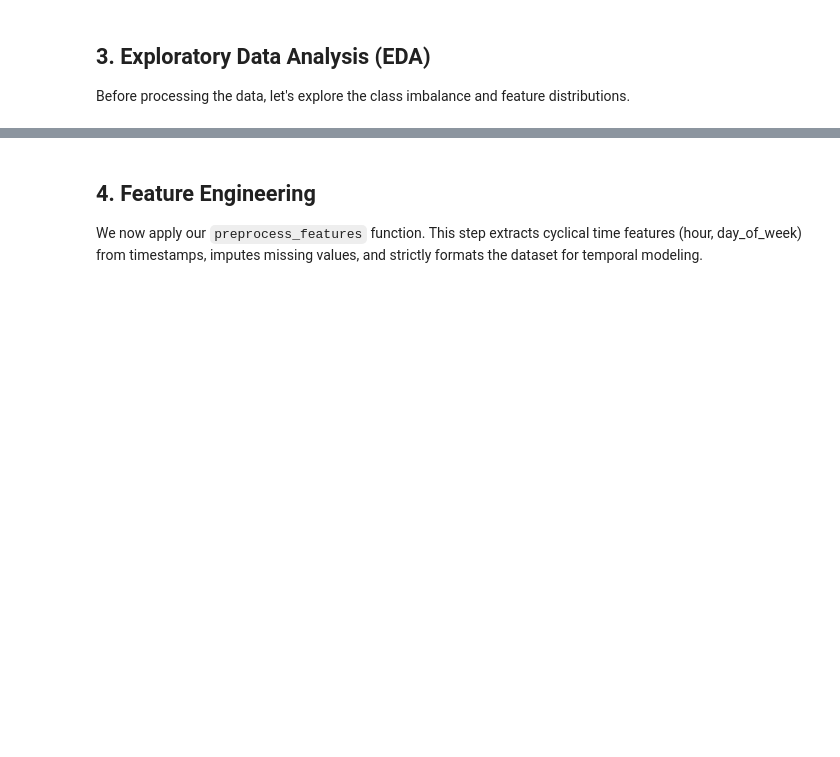
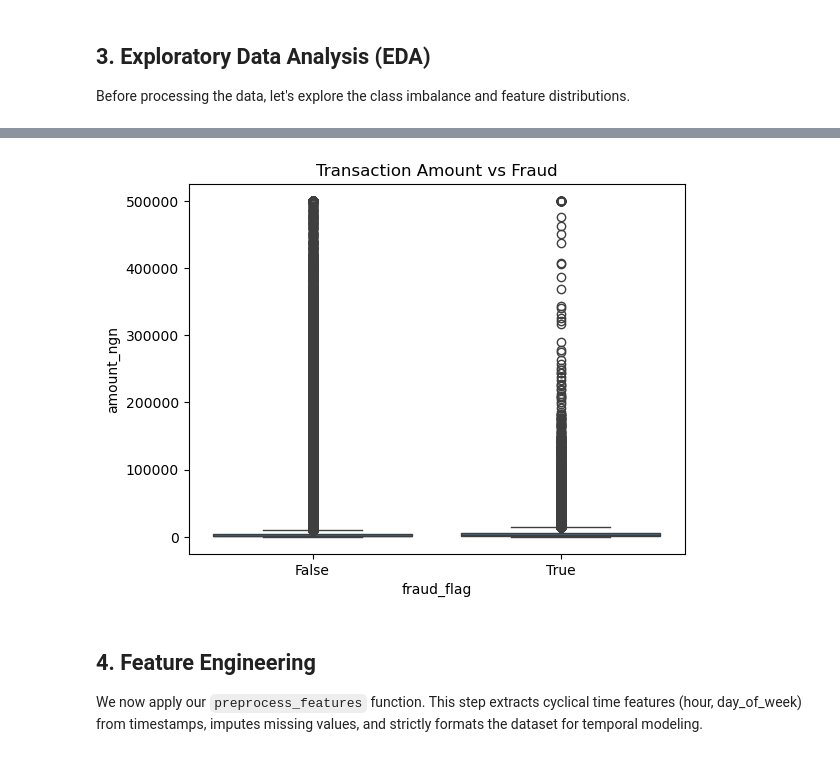
Before and after one commit to mahirdesai2004/fraud-detection-concept-drift-ml, a Jupyter notebook: notebooks/FINAL_DEMO.ipynb, the cells around one changed output, grey strips where cells are left out. Cells and saved outputs as stored; diff of their text form; code cells hidden in the pictures; blank space fills up the shorter version.

```diff
--- a/notebooks/FINAL_DEMO.ipynb
+++ b/notebooks/FINAL_DEMO.ipynb
@@ -50,3 +106,11 @@ plt.show()
+# %%
+import seaborn as sns
+
+sns.boxplot(x='fraud_flag', y='amount_ngn', data=raw_df)
+plt.title("Transaction Amount vs Fraud")
+plt.show()
+# %% [output]
+[figure, added]
 # %% [markdown]
 ## 4. Feature Engineering
 We now apply our `preprocess_features` function.
```
Also changed, not shown: parts of 67 cells of this notebook, 9 other files.
